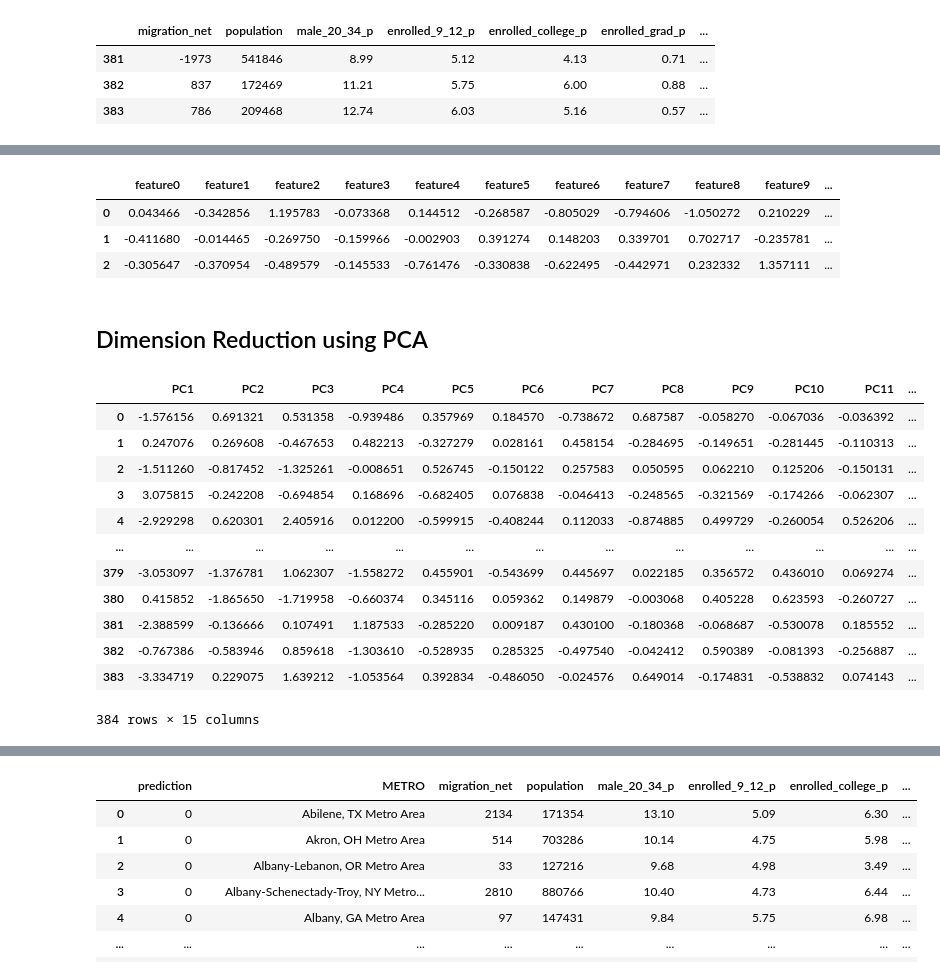
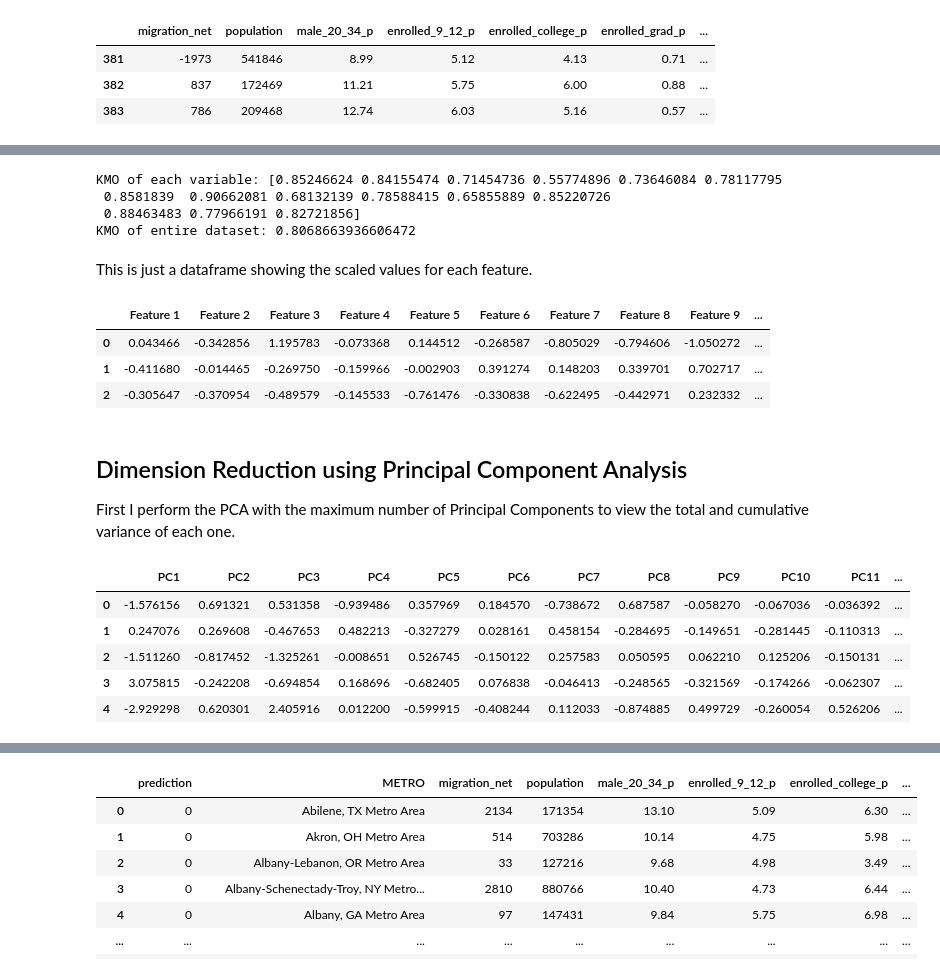
Before and after one commit to voxxtelum/microcenter-study, a Jupyter notebook: jupyter/MC.ipynb, the cells around one changed output, grey strips where cells are left out. Cells and saved outputs as stored; diff of their text form; code cells hidden in the pictures.

```diff
--- a/jupyter/MC.ipynb
+++ b/jupyter/MC.ipynb
@@ -14,5 +14,5 @@ from sklearn.preprocessing import StandardScaler
 # %%
-stores_df_2019 = pd.read_csv('../data/combined_2019_stores.csv')
+stores_df_2019 = pd.read_csv('../data/combined_2019_stores_flat.csv')
 stores_df_2020 = pd.read_csv('../data/combined_2020.csv')
 
 stores_df_2019.tail(3)
@@ -67,37 +70,42 @@ print(kmo_vars, kmo_model)
+# %%
+from factor_analyzer.factor_analyzer import calculate_kmo
+kmo_vars, kmo_model = calculate_kmo(X)
+print(f'KMO of each variable: {kmo_vars}')
+print(f'KMO of entire dataset: {kmo_model}')
+# %% [output]
+KMO of each variable: [0.85246624 0.84155474 0.71454736 0.55774896 0.73646084 0.78117795
+ 0.8581839  0.90662081 0.68132139 0.78588415 0.65855889 0.85220726
+ 0.88463483 0.77966191 0.82721856]
+KMO of entire dataset: 0.8068663936606472
+# %% [markdown]
+This is just a dataframe showing the scaled values for each feature.
 # %%
-feature_cols = ['feature'+str(i) for i in range(X.shape[1])]
+feature_cols = ['Feature '+str(i + 1) for i in range(X.shape[1])]
 normal_values = pd.DataFrame(X, columns=feature_cols)
 normal_values.head(3)
 # %% [output]
-|  | feature0 | feature1 | feature2 | feature3 | feature4 | feature5 | feature6 | feature7 | feature8 | feature9 | ... |
-| 0 | 0.043466 | -0.342856 | 1.195783 | -0.073368 | 0.144512 | -0.268587 | -0.805029 | -0.794606 | -1.050272 | 0.210229 | ... |
-| 1 | -0.411680 | -0.014465 | -0.269750 | -0.159966 | -0.002903 | 0.391274 | 0.148203 | 0.339701 | 0.702717 | -0.235781 | ... |
-| 2 | -0.305647 | -0.370954 | -0.489579 | -0.145533 | -0.761476 | -0.330838 | -0.622495 | -0.442971 | 0.232332 | 1.357111 | ... |
+|  | Feature 1 | Feature 2 | Feature 3 | Feature 4 | Feature 5 | Feature 6 | Feature 7 | Feature 8 | Feature 9 | ... |
+| 0 | 0.043466 | -0.342856 | 1.195783 | -0.073368 | 0.144512 | -0.268587 | -0.805029 | -0.794606 | -1.050272 | ... |
+| 1 | -0.411680 | -0.014465 | -0.269750 | -0.159966 | -0.002903 | 0.391274 | 0.148203 | 0.339701 | 0.702717 | ... |
+| 2 | -0.305647 | -0.370954 | -0.489579 | -0.145533 | -0.761476 | -0.330838 | -0.622495 | -0.442971 | 0.232332 | ... |
-# %% [markdown]
-## Dimension Reduction using PCA
+# %% [markdown]
+## Dimension Reduction using Principal Component Analysis
+
+First I perform the PCA with the maximum number of Principal Components to view the total and cumulative variance of each one.
 # %%
 from sklearn.decomposition import PCA
 
 pca = PCA()
 pca_features = pca.fit_transform(X)
-pca_features
-
 
 pc_list = ['PC'+str(i) for i in list(range(1, len(pca_features[0]) + 1))]
 
 pca_df = pd.DataFrame(data=pca_features, columns=pc_list)
-pca_df
+pca_df.head()
 # %% [output]
 |  | PC1 | PC2 | PC3 | PC4 | PC5 | PC6 | PC7 | PC8 | PC9 | PC10 | PC11 | ... |
 | 0 | -1.576156 | 0.691321 | 0.531358 | -0.939486 | 0.357969 | 0.184570 | -0.738672 | 0.687587 | -0.058270 | -0.067036 | -0.036392 | ... |
 | 1 | 0.247076 | 0.269608 | -0.467653 | 0.482213 | -0.327279 | 0.028161 | 0.458154 | -0.284695 | -0.149651 | -0.281445 | -0.110313 | ... |
 | 2 | -1.511260 | -0.817452 | -1.325261 | -0.008651 | 0.526745 | -0.150122 | 0.257583 | 0.050595 | 0.062210 | 0.125206 | -0.150131 | ... |
 | 3 | 3.075815 | -0.242208 | -0.694854 | 0.168696 | -0.682405 | 0.076838 | -0.046413 | -0.248565 | -0.321569 | -0.174266 | -0.062307 | ... |
 | 4 | -2.929298 | 0.620301 | 2.405916 | 0.012200 | -0.599915 | -0.408244 | 0.112033 | -0.874885 | 0.499729 | -0.260054 | 0.526206 | ... |
-| ... | ... | ... | ... | ... | ... | ... | ... | ... | ... | ... | ... | ... |
-| 379 | -3.053097 | -1.376781 | 1.062307 | -1.558272 | 0.455901 | -0.543699 | 0.445697 | 0.022185 | 0.356572 | 0.436010 | 0.069274 | ... |
-| 380 | 0.415852 | -1.865650 | -1.719958 | -0.660374 | 0.345116 | 0.059362 | 0.149879 | -0.003068 | 0.405228 | 0.623593 | -0.260727 | ... |
-| 381 | -2.388599 | -0.136666 | 0.107491 | 1.187533 | -0.285220 | 0.009187 | 0.430100 | -0.180368 | -0.068687 | -0.530078 | 0.185552 | ... |
-| 382 | -0.767386 | -0.583946 | 0.859618 | -1.303610 | -0.528935 | 0.285325 | -0.497540 | -0.042412 | 0.590389 | -0.081393 | -0.256887 | ... |
-| 383 | -3.334719 | 0.229075 | 1.639212 | -1.053564 | 0.392834 | -0.486050 | -0.024576 | 0.649014 | -0.174831 | -0.538832 | 0.074143 | ... |
-384 rows × 15 columns
```
Also changed, not shown: parts of 30 cells of this notebook, 3 other files.
